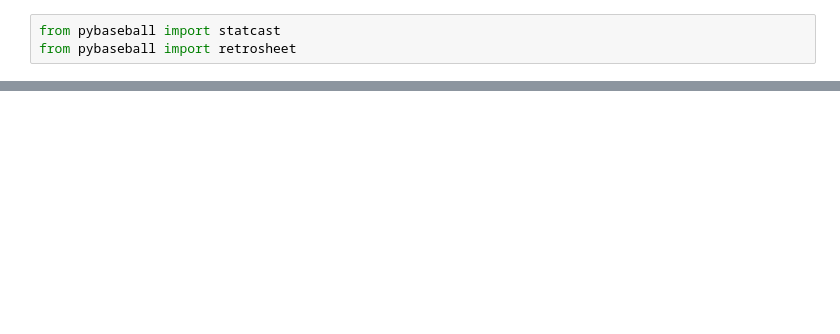
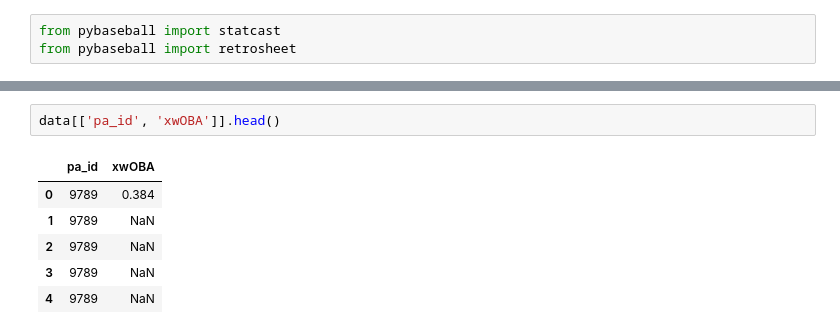
Before and after one commit to Scott-Huston/Baseball, a Jupyter notebook: model.ipynb, the cells around one changed output, grey strips where cells are left out. Drawn from its saved outputs; the diff is of its cells as text; blank space fills up the shorter version.

```diff
--- a/model.ipynb
+++ b/model.ipynb
@@ -29,0 +118,9 @@ array([nan])
+# %%
+data[['pa_id', 'xwOBA']].head()
+# %% [output]
+|  | pa_id | xwOBA |
+| 0 | 9789 | 0.384 |
+| 1 | 9789 | NaN |
+| 2 | 9789 | NaN |
+| 3 | 9789 | NaN |
+| 4 | 9789 | NaN |
```
Also changed, not shown: parts of 17 cells of this notebook.
